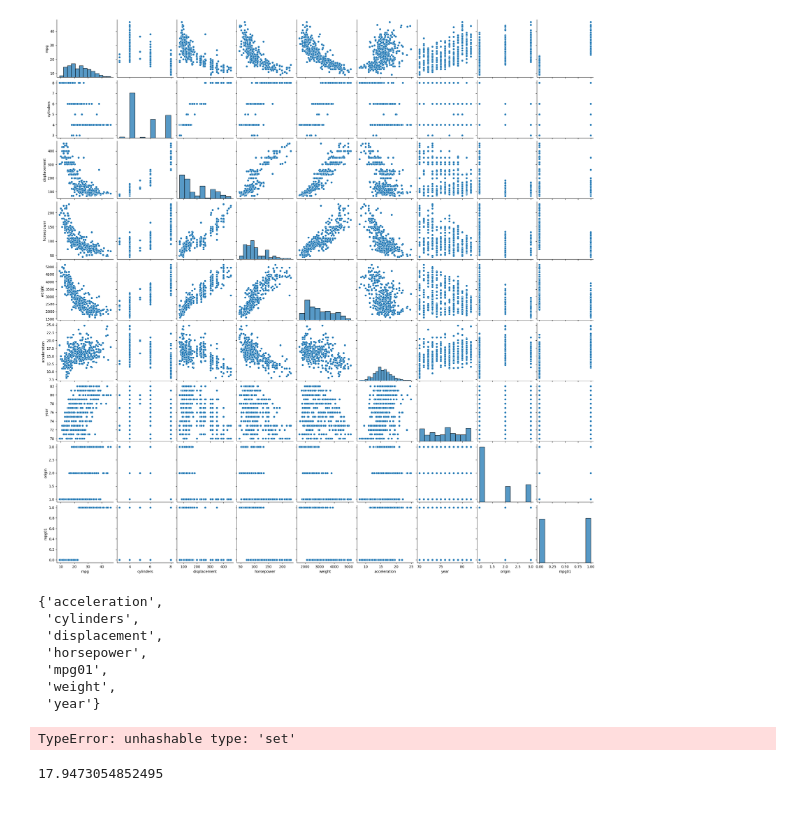
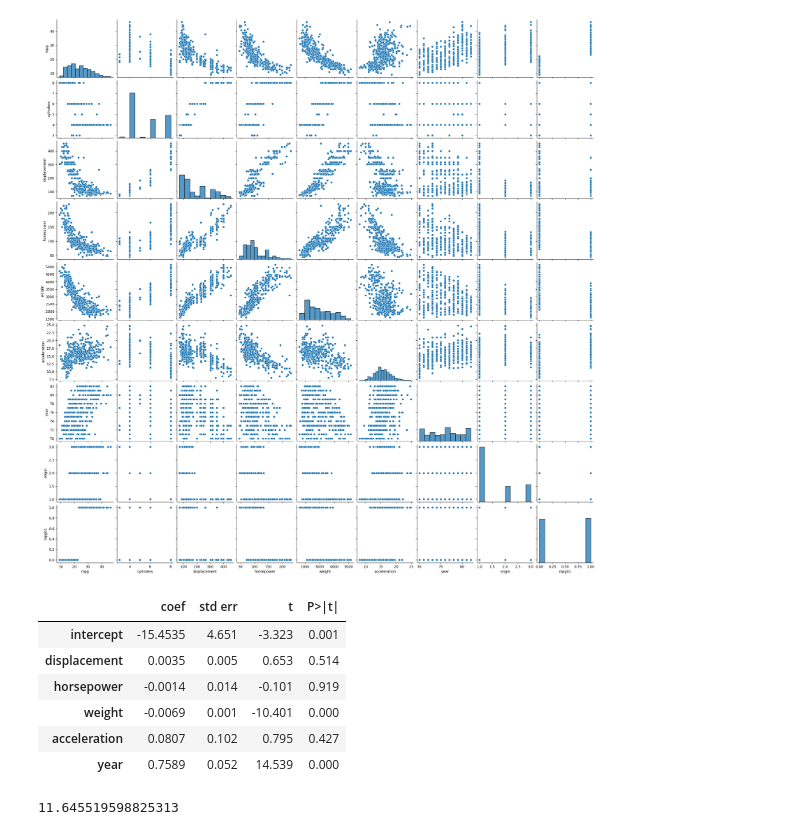
Before and after one commit to mrandrewandrade/TER, a Jupyter notebook: assets/kaggle_regression/auto_regression.ipynb, the cells around one changed output. Saved outputs shown, nothing was run; the diff lists cells and outputs as text; code cells hidden in the pictures.

```diff
--- a/assets/kaggle_regression/auto_regression.ipynb
+++ b/assets/kaggle_regression/auto_regression.ipynb
@@ -19,48 +28,44 @@ sns.pairplot(train_df)
 # %% [output]
 <seaborn.axisgrid.PairGrid at 0x...>
 [figure]
-# %%
-lsss = [1,2,2,3]
-# %% [output]
-{'acceleration',
- 'cylinders',
- 'displacement',
- 'horsepower',
- 'mpg01',
- 'weight',
- 'year'}
 # %%
 
 #select variables/features for model
 #only using 2 variables, you can use more if you want
-feature_columns = [set(train_df.columns.to_list()) - set(['name','ID','origin','mpg','mpg01'])]
+feature_columns = ['displacement','horsepower','weight','acceleration','year']
 #create model matrix with features
 model_matrix = MS(feature_columns)
 
 #fit transform the training df
 X_train = model_matrix.fit_transform(train_df)
 
 #set the output target (predicting mpg)
 target_column = 'mpg'
 y_train = train_df[target_column]
 
 #define the model, train and target
 model1 = sm.OLS(y_train, X_train)
 
 #fit the data to the model defn
 fitted_model1 = model1.fit()
 
 #print results
 summarize(fitted_model1)
 # %% [output]
-TypeError: unhashable type: 'set'
+|  | coef | std err | t | P>|t| |
+| intercept | -15.4535 | 4.651 | -3.323 | 0.001 |
+| displacement | 0.0035 | 0.005 | 0.653 | 0.514 |
+| horsepower | -0.0014 | 0.014 | -0.101 | 0.919 |
+| weight | -0.0069 | 0.001 | -10.401 | 0.000 |
+| acceleration | 0.0807 | 0.102 | 0.795 | 0.427 |
+| year | 0.7589 | 0.052 | 14.539 | 0.000 |
 # %%
 y_train_pred = fitted_model1.predict(X_train)
 train_df["mpg_pred"] = y_train_pred
 rmse = mean_squared_error(train_df["mpg"], train_df["mpg_pred"])
 rmse
 # %% [output]
-17.9473054852495
+11.645519598825313
 # %%
 #load the data with no mpg
 test_df = pd.read_csv("test.csv")
```
Also changed, not shown: parts of 2 cells of this notebook, 1 other file.
